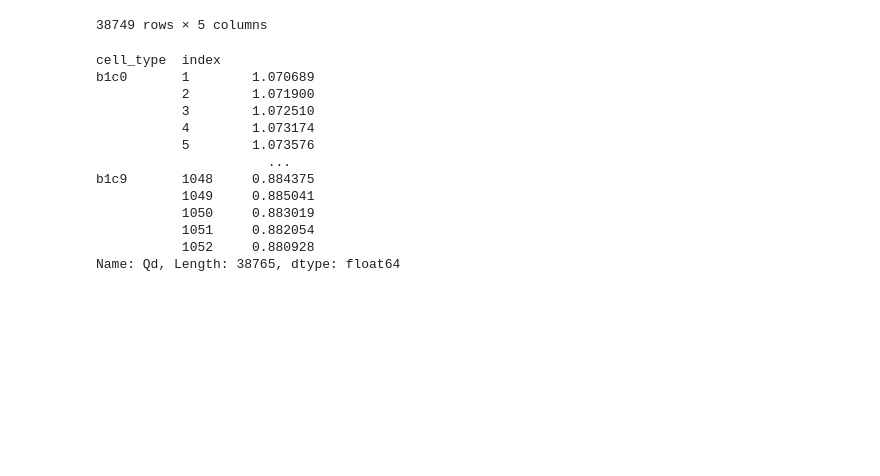
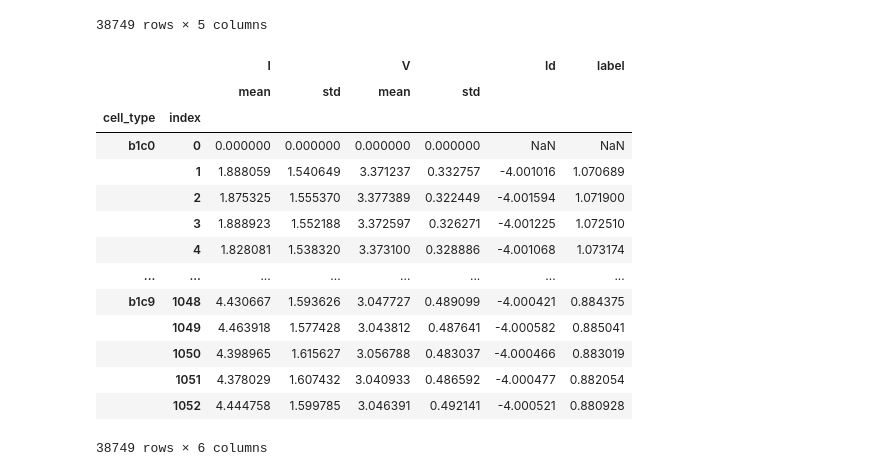
Before and after one commit to EmadZero/Battery-Aging-ML-Prediction, a Jupyter notebook: eda/tri_eda.ipynb, the cells around one changed output. Drawn from its saved outputs; the diff is of its cells as text; code cells hidden in the pictures; blank space fills up the shorter version.

```diff
--- a/eda/tri_eda.ipynb
+++ b/eda/tri_eda.ipynb
@@ -137,18 +137,20 @@ target = discharge_all_cycles.groupby(["cell_type", "index"]).Qd.max()
-# %%
-target
-# %% [output]
-cell_type  index
-b1c0       1        1.070689
-           2        1.071900
-           3        1.072510
-           4        1.073174
-           5        1.073576
-                      ...
-b1c9       1048     0.884375
-           1049     0.885041
-           1050     0.883019
-           1051     0.882054
-           1052     0.880928
-Name: Qd, Length: 38765, dtype: float64
+# %%
+features
+# %% [output]
+|  |  | I |  | V |  | Id | label |
+|  |  | mean | std | mean | std |  |  |
+| cell_type | index |  |  |  |  |  |  |
+| b1c0 | 0 | 0.000000 | 0.000000 | 0.000000 | 0.000000 | NaN | NaN |
+|  | 1 | 1.888059 | 1.540649 | 3.371237 | 0.332757 | -4.001016 | 1.070689 |
+|  | 2 | 1.875325 | 1.555370 | 3.377389 | 0.322449 | -4.001594 | 1.071900 |
+|  | 3 | 1.888923 | 1.552188 | 3.372597 | 0.326271 | -4.001225 | 1.072510 |
+|  | 4 | 1.828081 | 1.538320 | 3.373100 | 0.328886 | -4.001068 | 1.073174 |
+| ... | ... | ... | ... | ... | ... | ... | ... |
+| b1c9 | 1048 | 4.430667 | 1.593626 | 3.047727 | 0.489099 | -4.000421 | 0.884375 |
+|  | 1049 | 4.463918 | 1.577428 | 3.043812 | 0.487641 | -4.000582 | 0.885041 |
+|  | 1050 | 4.398965 | 1.615627 | 3.056788 | 0.483037 | -4.000466 | 0.883019 |
+|  | 1051 | 4.378029 | 1.607432 | 3.040933 | 0.486592 | -4.000477 | 0.882054 |
+|  | 1052 | 4.444758 | 1.599785 | 3.046391 | 0.492141 | -4.000521 | 0.880928 |
+38749 rows × 6 columns
 # %%
 idx = pd.IndexSlice
```
Also changed, not shown: parts of 22 cells of this notebook.
